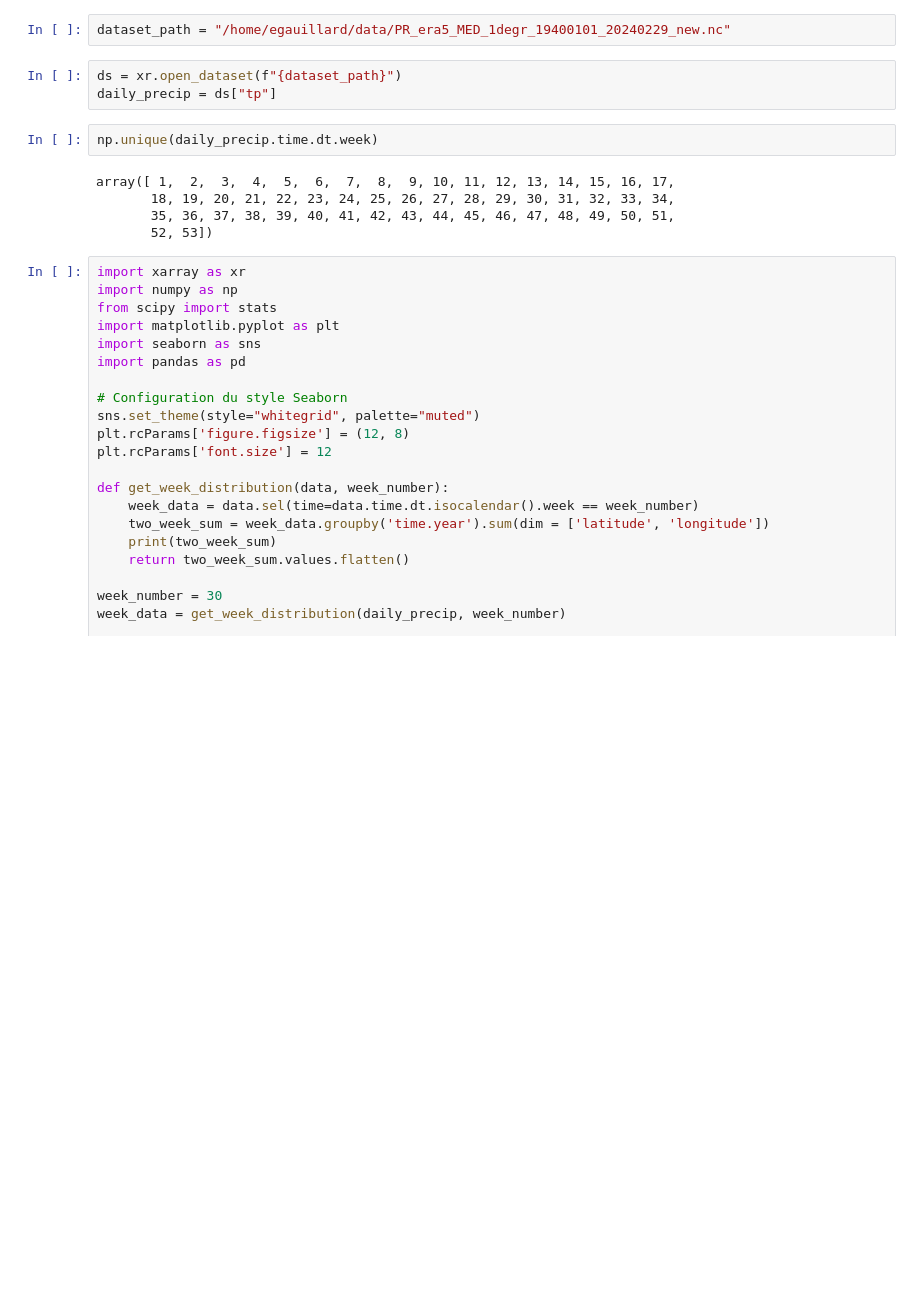
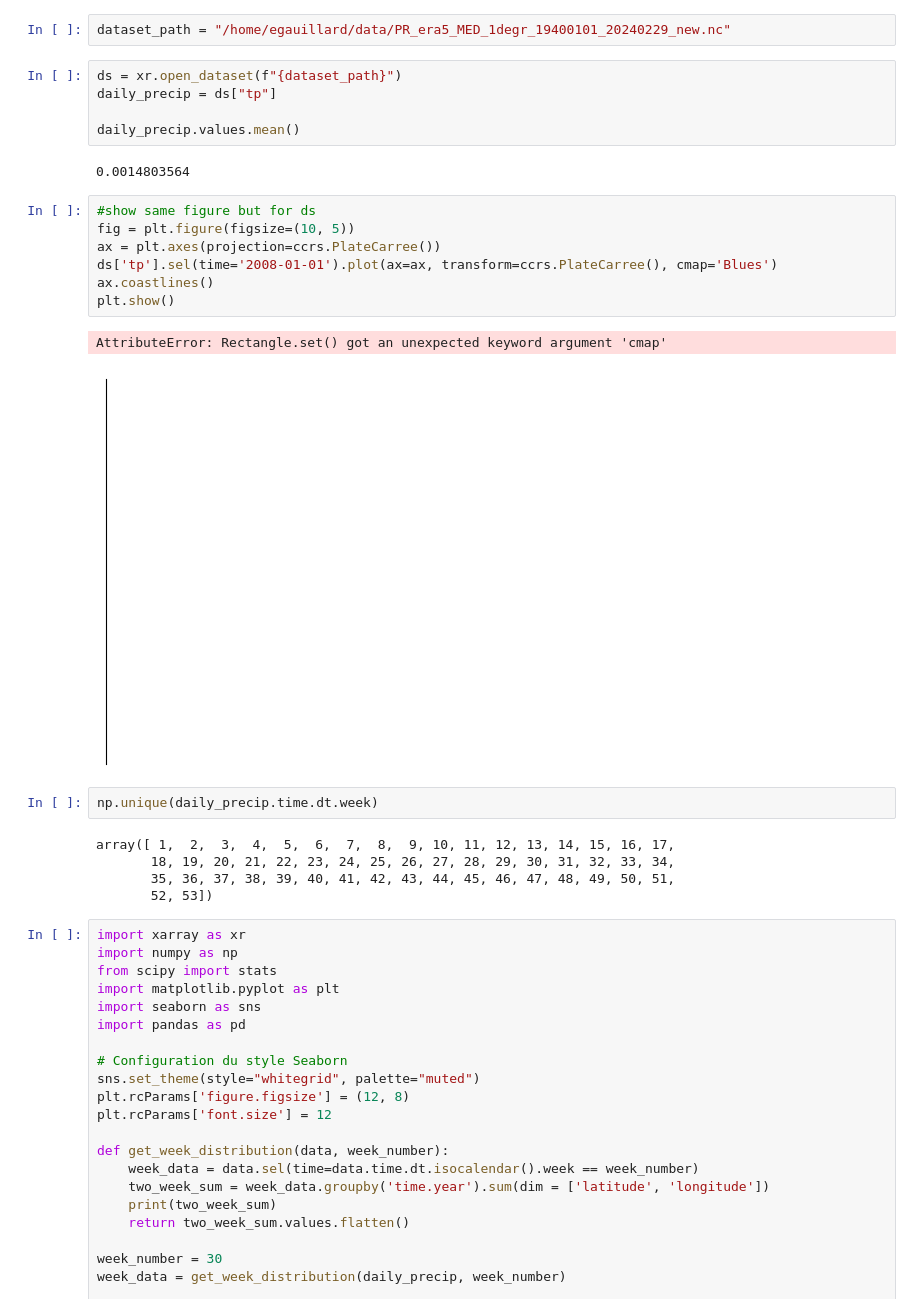
Before and after one commit to EmmaGau/extreme_events_forecasting, a Jupyter notebook: primary_code/precipitation.ipynb, the cells around one changed output. Drawn from its saved outputs; the diff is of its cells as text; blank space fills up the shorter version.

```diff
--- a/primary_code/precipitation.ipynb
+++ b/primary_code/precipitation.ipynb
@@ -23,6 +23,20 @@ dataset_path = "/home/egauillard/data/PR_era5_MED_1degr_19400101_20240229_new.nc
 # %%
 ds = xr.open_dataset(f"{dataset_path}")
 daily_precip = ds["tp"]
+
+daily_precip.values.mean()
+# %% [output]
+0.0014803564
+# %%
+#show same figure but for ds
+fig = plt.figure(figsize=(10, 5))
+ax = plt.axes(projection=ccrs.PlateCarree())
+ds['tp'].sel(time='2008-01-01').plot(ax=ax, transform=ccrs.PlateCarree(), cmap='Blues')
+ax.coastlines()
+plt.show()
+# %% [output]
+AttributeError: Rectangle.set() got an unexpected keyword argument 'cmap'
+[figure, added]
 # %%
 np.unique(daily_precip.time.dt.week)
 # %% [output]
```
Also changed, not shown: parts of 4 cells of this notebook, 18 other files.
